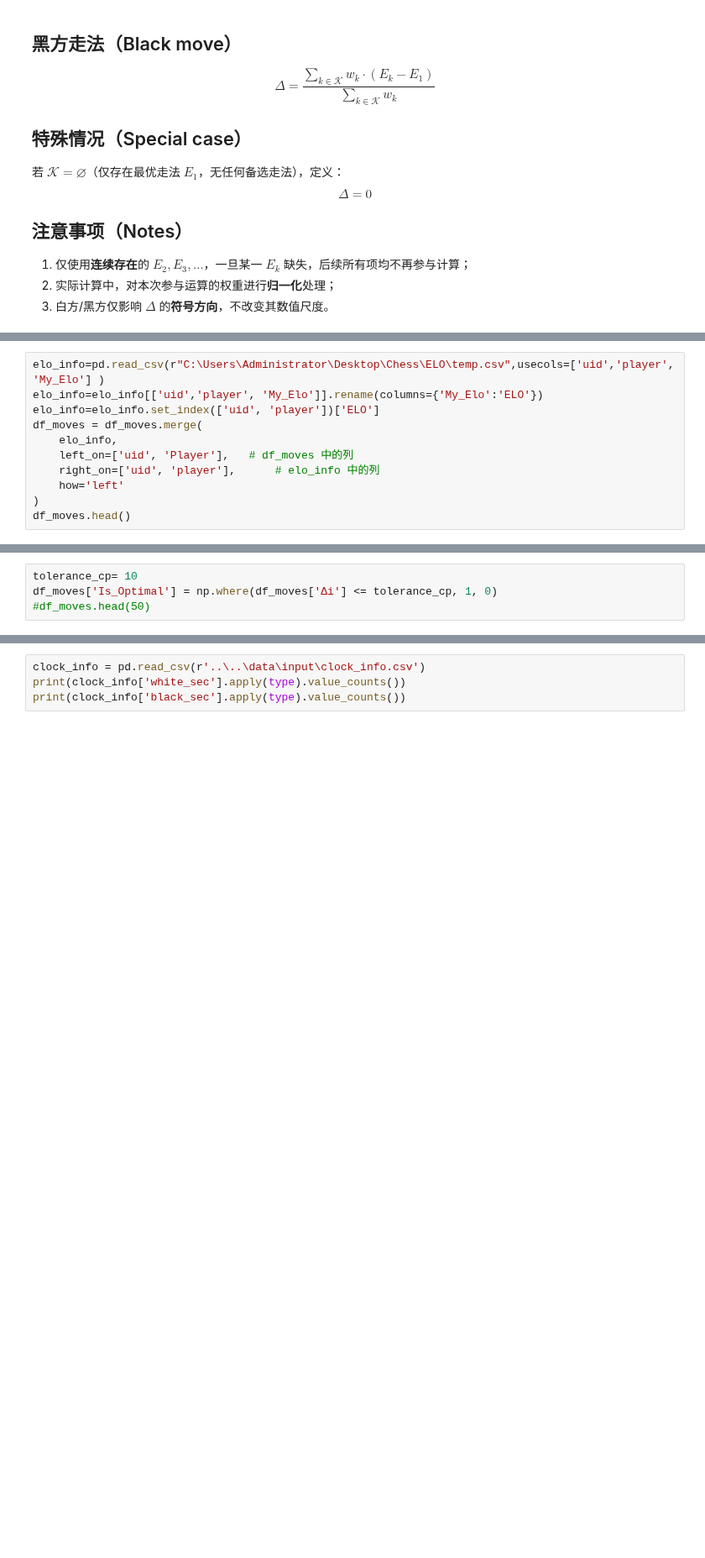
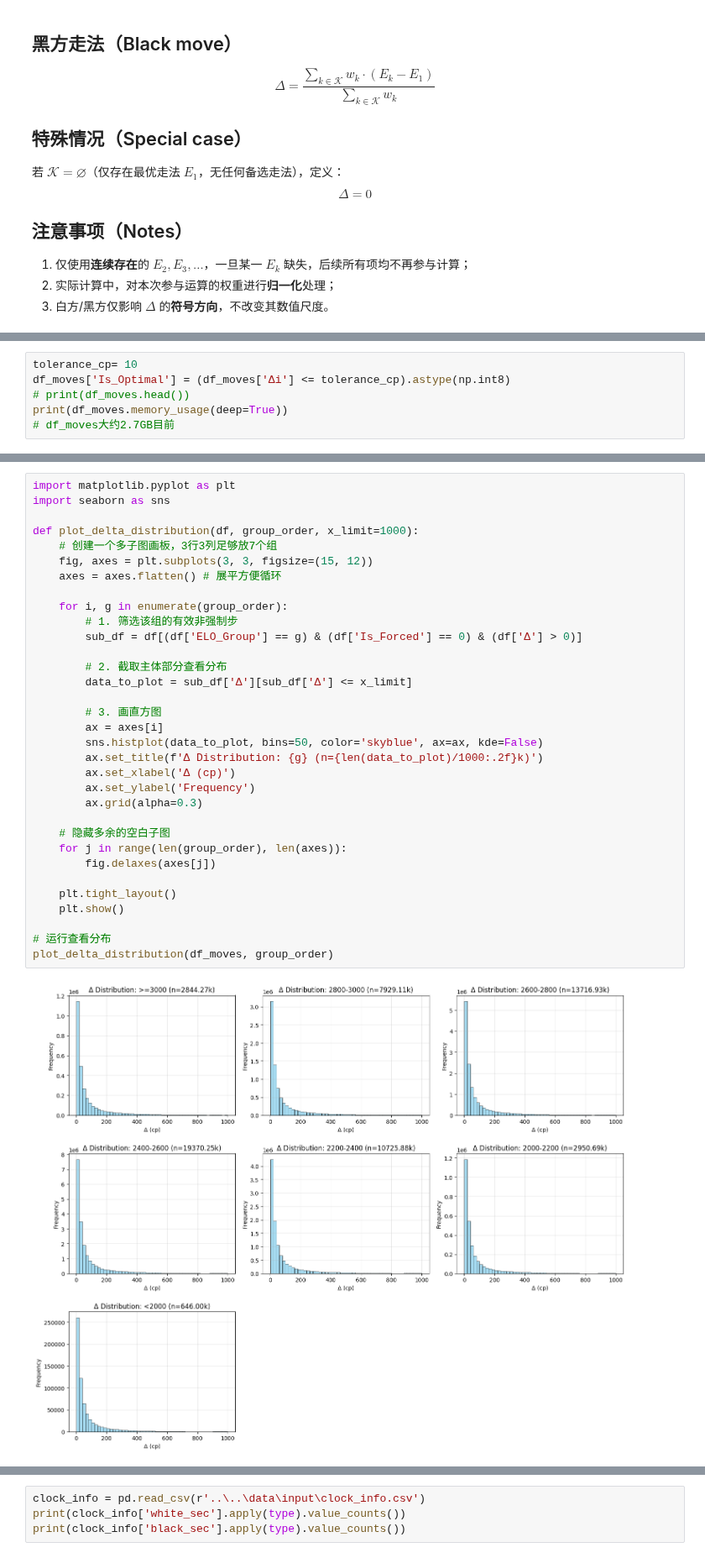
Before and after one commit to zZimablueee/Chess, a Jupyter notebook: complexity/delta_0/delta1.ipynb, the cells around one changed output, grey strips where cells are left out. Shown at 84% size. Saved outputs shown, nothing was run; the diff lists cells and outputs as text; blank space fills up the shorter version.

```diff
--- a/complexity/delta_0/delta1.ipynb
+++ b/complexity/delta_0/delta1.ipynb
@@ -394,14 +730,3 @@ df_moves.head()
 | 2 | 34 | 3 | Dennis Wagner | White | 30 | 36 | 33 | 27 | 25 | 20 | ... |
 | 3 | 34 | 4 | Petar Ratkovic | Black | 44 | 30 | 63 | 66 | 78 | 79 | ... |
 | 4 | 34 | 5 | Dennis Wagner | White | 32 | 44 | 35 | 26 | 21 | 21 | ... |
-# %%
-elo_info=pd.read_csv(r"C:\Users\Administrator\Desktop\Chess\ELO\temp.csv",usecols=['uid','player', 'My_Elo'] )
-elo_info=elo_info[['uid','player', 'My_Elo']].rename(columns={'My_Elo':'ELO'})
-elo_info=elo_info.set_index(['uid', 'player'])['ELO']
-df_moves = df_moves.merge(
-    elo_info,
-    left_on=['uid', 'Player'],   # df_moves 中的列
-    right_on=['uid', 'player'],      # elo_info 中的列
-    how='left'
-)
-df_moves.head()
@@ -489,5 +968,7 @@ df_moves['Is_Forced'].value_counts()
 df_moves = df_moves.drop(columns=['Game_ID'])
 # %%
 tolerance_cp= 10
-df_moves['Is_Optimal'] = np.where(df_moves['Δi'] <= tolerance_cp, 1, 0)
-#df_moves.head(50)
+df_moves['Is_Optimal'] = (df_moves['Δi'] <= tolerance_cp).astype(np.int8)
+# print(df_moves.head())
+print(df_moves.memory_usage(deep=True))
+# df_moves大约2.7GB目前
@@ -678,0 +1015,35 @@ A        = 0.691
+# %%
+import matplotlib.pyplot as plt
+import seaborn as sns
+
+def plot_delta_distribution(df, group_order, x_limit=1000):
+    # 创建一个多子图画板，3行3列足够放7个组
+    fig, axes = plt.subplots(3, 3, figsize=(15, 12))
+    axes = axes.flatten() # 展平方便循环
+
+    for i, g in enumerate(group_order):
+        # 1. 筛选该组的有效非强制步
+        sub_df = df[(df['ELO_Group'] == g) & (df['Is_Forced'] == 0) & (df['Δ'] > 0)]
+
+        # 2. 截取主体部分查看分布
+        data_to_plot = sub_df['Δ'][sub_df['Δ'] <= x_limit]
+
+        # 3. 画直方图
+        ax = axes[i]
+        sns.histplot(data_to_plot, bins=50, color='skyblue', ax=ax, kde=False)
+        ax.set_title(f'Δ Distribution: {g} (n={len(data_to_plot)/1000:.2f}k)')
+        ax.set_xlabel('Δ (cp)')
+        ax.set_ylabel('Frequency')
+        ax.grid(alpha=0.3)
+
+    # 隐藏多余的空白子图
+    for j in range(len(group_order), len(axes)):
+        fig.delaxes(axes[j])
+
+    plt.tight_layout()
+    plt.show()
+
+# 运行查看分布
+plot_delta_distribution(df_moves, group_order)
+# %% [output]
+[figure, added]
```
Also changed, not shown: parts of 48 cells of this notebook, 2 other files.
